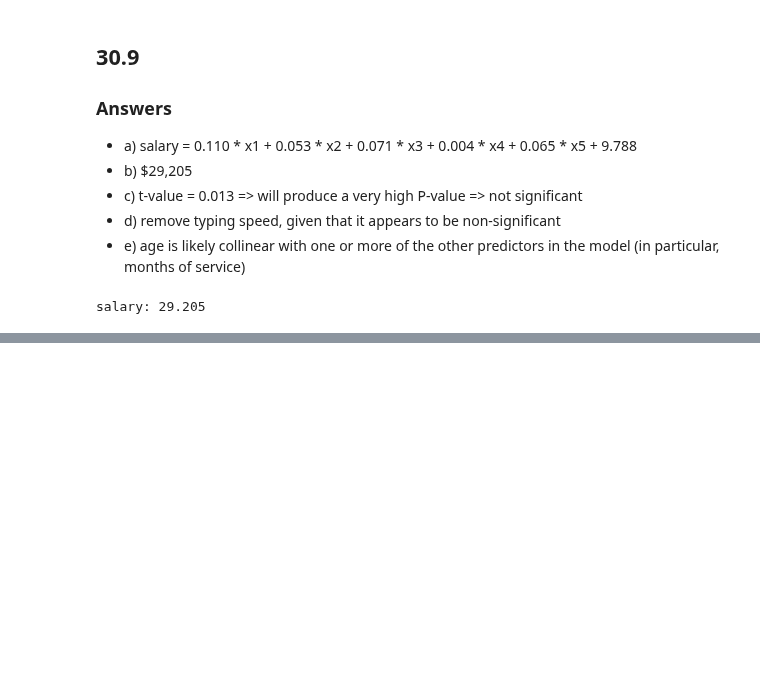
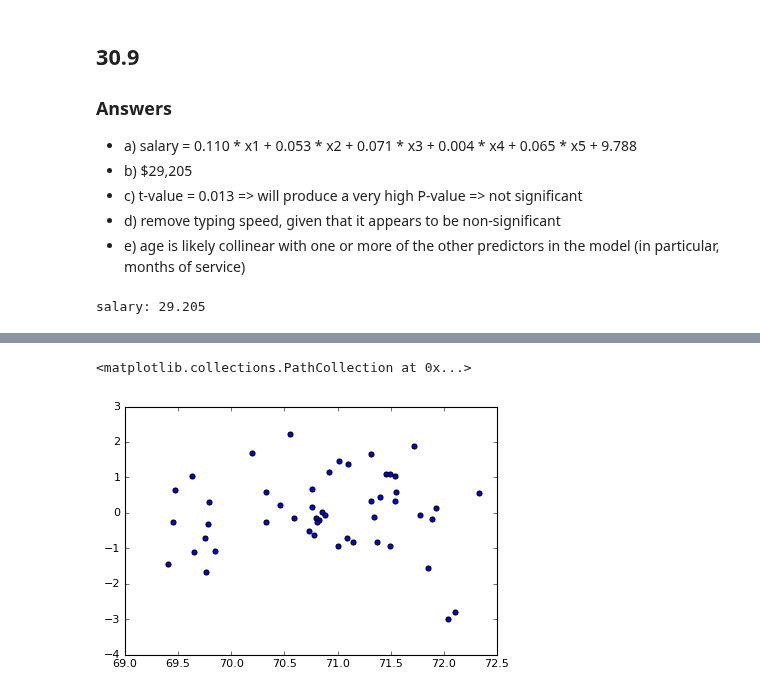
Before and after one commit to rickhaffey/stats-dvb, a Jupyter notebook: exercises/Chapter 30 - Exercises.ipynb, the cells around one changed output, grey strips where cells are left out. Saved outputs shown, nothing was run; the diff lists cells and outputs as text; code cells hidden in the pictures; blank space fills up the shorter version.

```diff
--- a/exercises/Chapter 30 - Exercises.ipynb
+++ b/exercises/Chapter 30 - Exercises.ipynb
@@ -89,0 +109,6 @@ salary: 29.205
+# %%
+data = pd.read_table("../data/Fifty_states.txt",
+                     skiprows=1,
+                     names=["state", "murder", "grad", "income", "illiteracy", "life_exp"],
+                     index_col="state")
+data.head()
@@ -89,0 +211,4 @@ salary: 29.205
+# %%
+formula = 'life_exp ~ murder + grad + income'
+model = ols(formula, data).fit()
+print(model.summary())
@@ -89,0 +233,5 @@ salary: 29.205
+# %%
+plt.scatter(model.fittedvalues, model.resid)
+# %% [output]
+<matplotlib.collections.PathCollection at 0x...>
+[figure, added]
```
Also changed, not shown: parts of 19 cells of this notebook.
